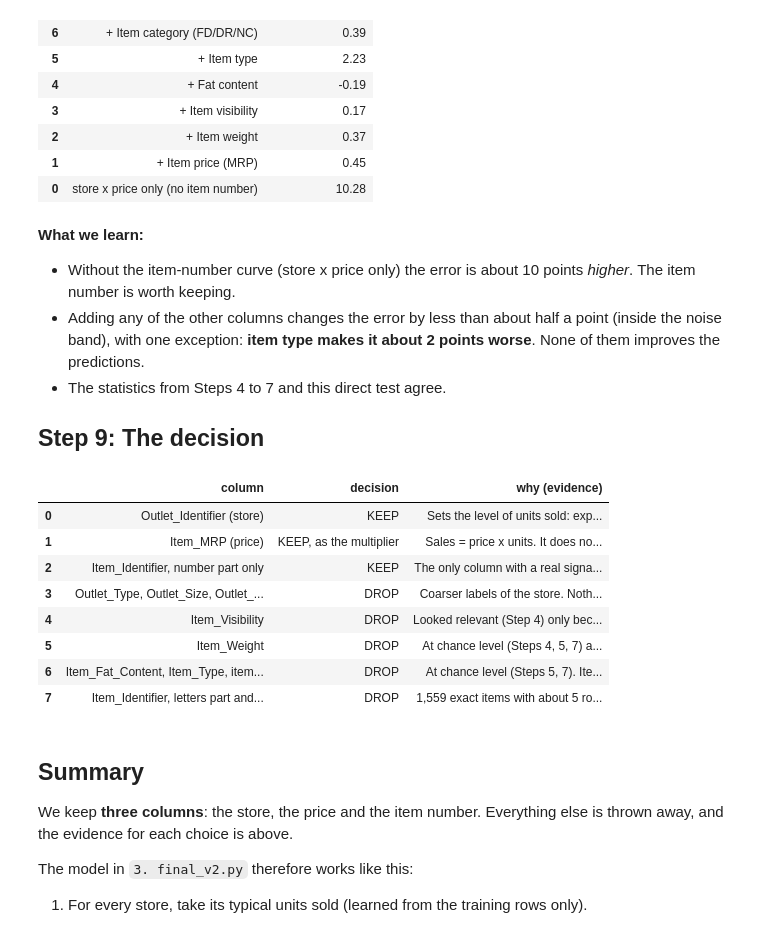
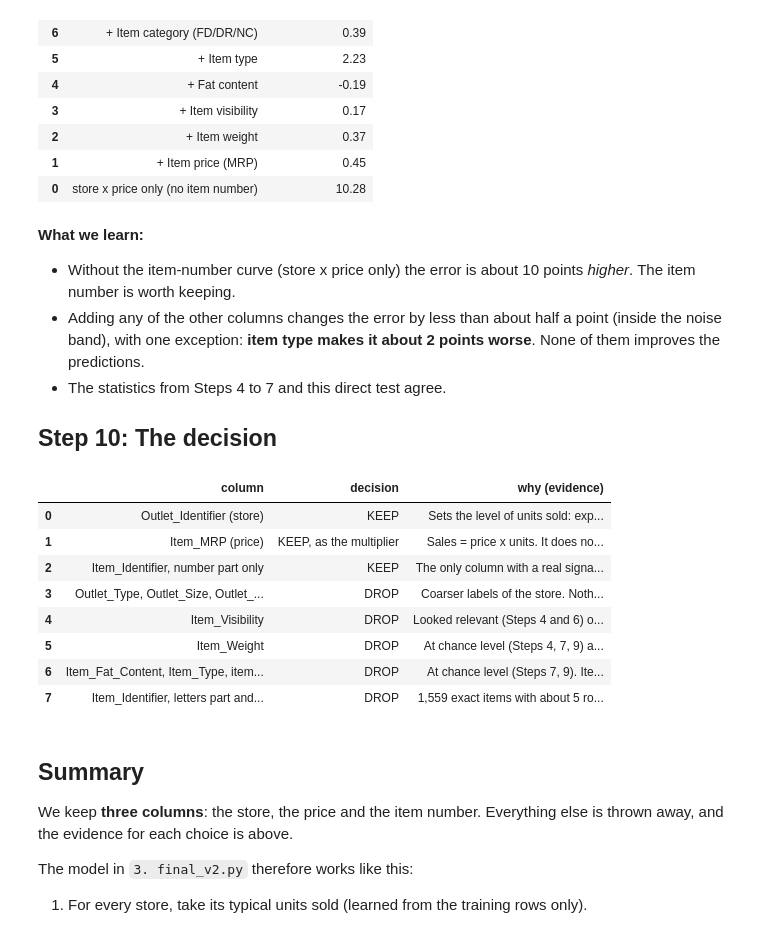
Before and after one commit to Toj-0477/AMBA, a Jupyter notebook: 2. eda_analysis.ipynb, the cells around one changed output. Saved outputs shown, nothing was run; the diff lists cells and outputs as text; code cells hidden in the pictures.

```diff
--- a/2. eda_analysis.ipynb
+++ b/2. eda_analysis.ipynb
@@ -531,29 +547,29 @@ Prediction error of store x price x item-number curve: 1061.9
 - Adding any of the other columns changes the error by less than about half a point (inside the noise band), with one exception: **item type makes it about 2 points worse**. None of them improves the predictions.
 - The statistics from Steps 4 to 7 and this direct test agree.
 
-## Step 9: The decision
+## Step 10: The decision
 # %%
 pd.set_option("display.max_colwidth", None)
 decision = pd.DataFrame([
-    ["Outlet_Identifier (store)", "KEEP", "Sets the level of units sold: explains 43% of the variation in units (Step 4)."],
+    ["Outlet_Identifier (store)", "KEEP", "Sets the level of units sold: explains 43% of the variation in units (Steps 4 and 6)."],
     ["Item_MRP (price)", "KEEP, as the multiplier", "Sales = price x units. It does not predict units (Steps 3 and 5), it only turns units back into sales."],
-    ["Item_Identifier, number part only", "KEEP", "The only column with a real signal once the store is removed: a smooth +/-10% wave across the numbers 1 to 60 (Steps 5 and 6)."],
-    ["Outlet_Type, Outlet_Size, Outlet_Location_Type, Outlet opening year", "DROP", "Coarser labels of the store. Nothing is left after removing the store (Step 5)."],
-    ["Item_Visibility", "DROP", "Looked relevant (Step 4) only because it differs between store types. At chance after removing the store (Step 5)."],
-    ["Item_Weight", "DROP", "At chance level (Steps 4, 5, 7) and does not improve predictions (Step 8)."],
-    ["Item_Fat_Content, Item_Type, item category and group", "DROP", "At chance level (Steps 5, 7). Item type makes predictions slightly worse (Step 8)."],
-    ["Item_Identifier, letters part and whole code", "DROP", "1,559 exact items with about 5 rows each: no more than luck (Steps 4, 5, 7)."],
+    ["Item_Identifier, number part only", "KEEP", "The only column with a real signal once the store is removed: a smooth +/-10% wave across the numbers 1 to 60 (Steps 7 and 8)."],
+    ["Outlet_Type, Outlet_Size, Outlet_Location_Type, Outlet opening year", "DROP", "Coarser labels of the store. Nothing is left after removing the store (Steps 5 to 7)."],
+    ["Item_Visibility", "DROP", "Looked relevant (Steps 4 and 6) only because it differs between store types. At chance after removing the store (Steps 5 to 7)."],
+    ["Item_Weight", "DROP", "At chance level (Steps 4, 7, 9) and does not improve predictions (Step 9)."],
+    ["Item_Fat_Content, Item_Type, item category and group", "DROP", "At chance level (Steps 7, 9). Item type makes predictions slightly worse (Step 9)."],
+    ["Item_Identifier, letters part and whole code", "DROP", "1,559 exact items with about 5 rows each: no more than luck (Steps 4, 7, 9)."],
 ], columns=["column", "decision", "why (evidence)"])
 decision
 # %% [output]
 |  | column | decision | why (evidence) |
 | 0 | Outlet_Identifier (store) | KEEP | Sets the level of units sold: exp... |
 | 1 | Item_MRP (price) | KEEP, as the multiplier | Sales = price x units. It does no... |
 | 2 | Item_Identifier, number part only | KEEP | The only column with a real signa... |
 | 3 | Outlet_Type, Outlet_Size, Outlet_... | DROP | Coarser labels of the store. Noth... |
-| 4 | Item_Visibility | DROP | Looked relevant (Step 4) only bec... |
-| 5 | Item_Weight | DROP | At chance level (Steps 4, 5, 7) a... |
-| 6 | Item_Fat_Content, Item_Type, item... | DROP | At chance level (Steps 5, 7). Ite... |
+| 4 | Item_Visibility | DROP | Looked relevant (Steps 4 and 6) o... |
+| 5 | Item_Weight | DROP | At chance level (Steps 4, 7, 9) a... |
+| 6 | Item_Fat_Content, Item_Type, item... | DROP | At chance level (Steps 7, 9). Ite... |
 | 7 | Item_Identifier, letters part and... | DROP | 1,559 exact items with about 5 ro... |
 # %% [markdown]
 ## Summary
```
Also changed, not shown: parts of 14 cells of this notebook, 5 other files.
